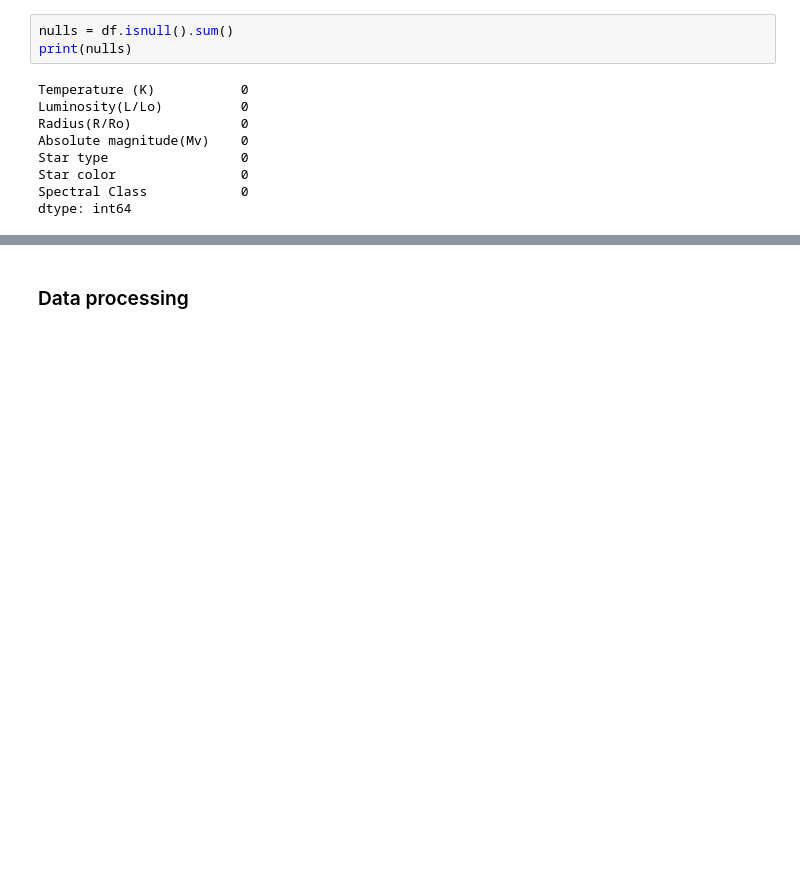
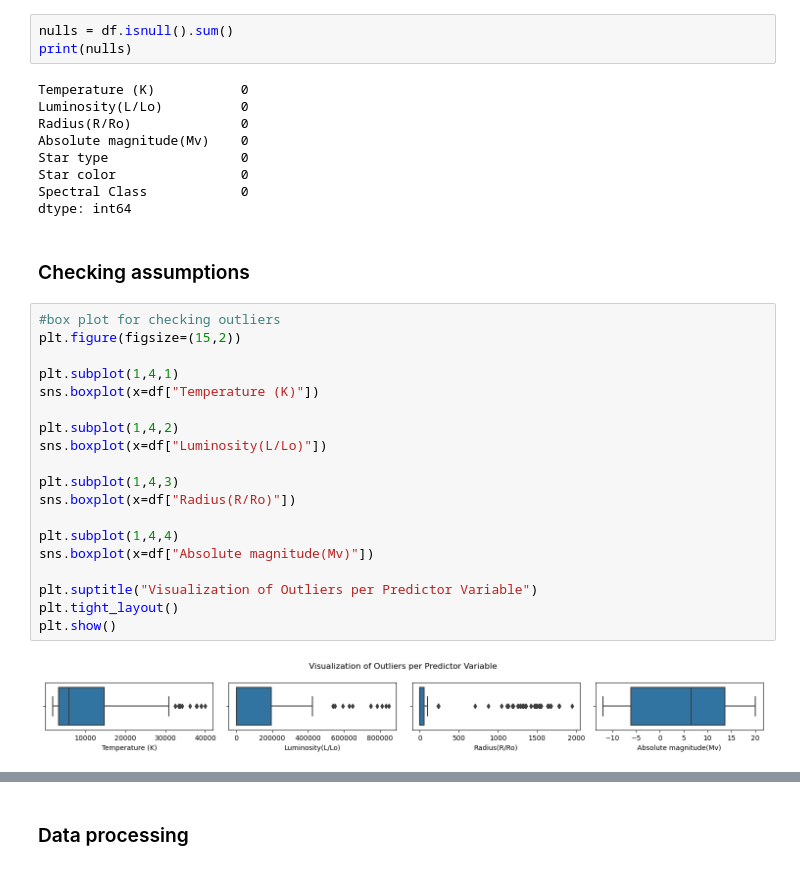
Before and after one commit to Sunnyshio/Spectral-Classification-of-a-Star, a Jupyter notebook: Spectral_classification_of_a_star.ipynb, the cells around one changed output, grey strips where cells are left out. Drawn from its saved outputs; the diff is of its cells as text; blank space fills up the shorter version.

Commit message:
refactored data preprocessing section and added checking assumptions

```diff
--- a/Spectral_classification_of_a_star.ipynb
+++ b/Spectral_classification_of_a_star.ipynb
@@ -287,3 +206,26 @@ Star type                 0
 Star color                0
 Spectral Class            0
 dtype: int64
+# %% [markdown]
+### Checking assumptions
+# %%
+#box plot for checking outliers
+plt.figure(figsize=(15,2))
+
+plt.subplot(1,4,1)
+sns.boxplot(x=df["Temperature (K)"])
+
+plt.subplot(1,4,2)
+sns.boxplot(x=df["Luminosity(L/Lo)"])
+
+plt.subplot(1,4,3)
+sns.boxplot(x=df["Radius(R/Ro)"])
+
+plt.subplot(1,4,4)
+sns.boxplot(x=df["Absolute magnitude(Mv)"])
+
+plt.suptitle("Visualization of Outliers per Predictor Variable")
+plt.tight_layout()
+plt.show()
+# %% [output]
+[figure, added]
```
Also changed, not shown: parts of 20 cells of this notebook.
